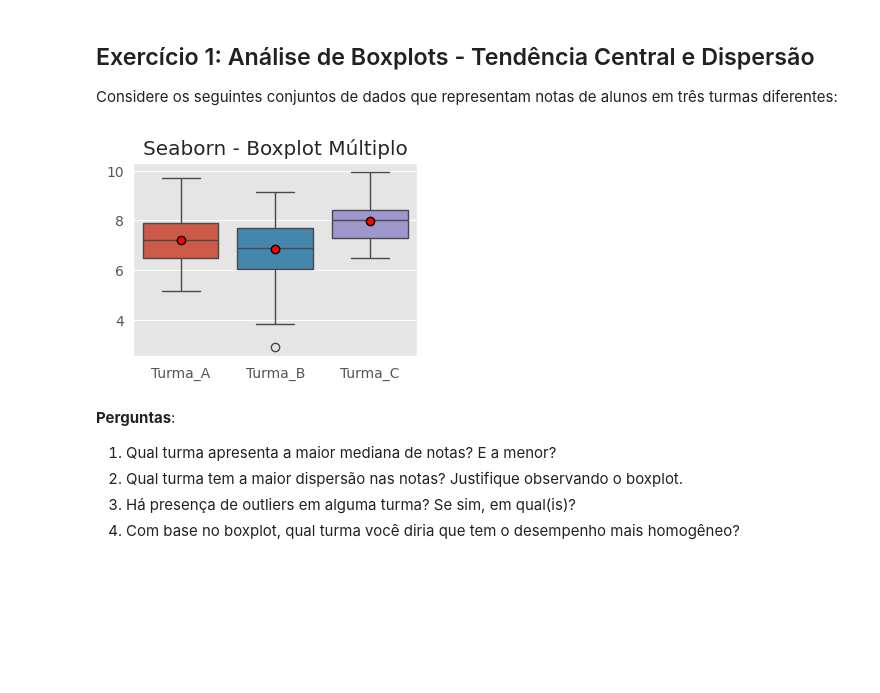
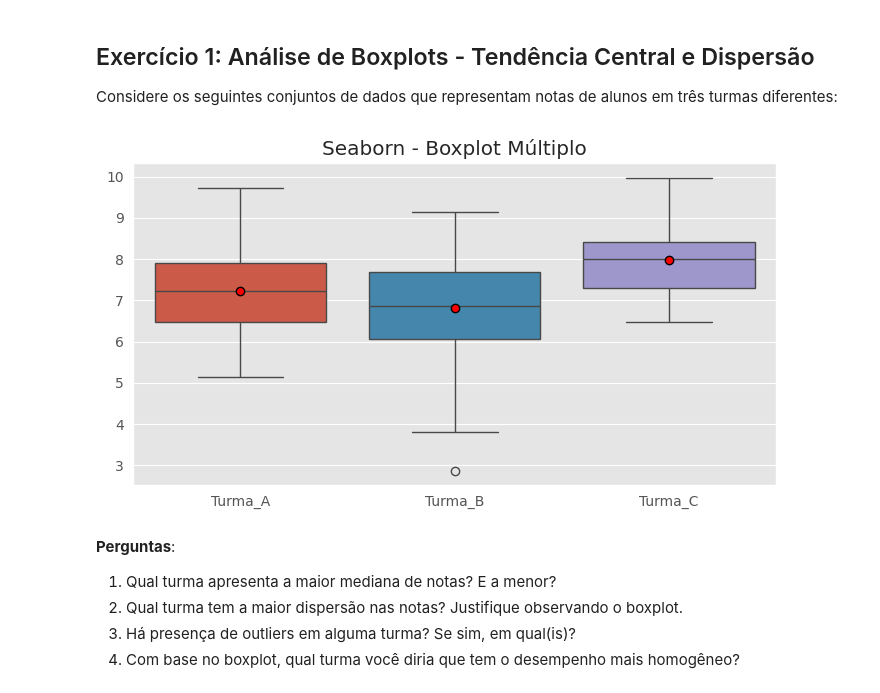
Before and after one commit to AndrielHenrique/data_science_2025, a Jupyter notebook: notebooks/Lab04_TCL_Plots/Exercicios.ipynb, the cells around one changed output. Saved outputs shown, nothing was run; the diff lists cells and outputs as text; code cells hidden in the pictures; blank space fills up the shorter version.

```diff
--- a/notebooks/Lab04_TCL_Plots/Exercicios.ipynb
+++ b/notebooks/Lab04_TCL_Plots/Exercicios.ipynb
@@ -27,24 +27,24 @@ Considere os seguintes conjuntos de dados que representam notas de alunos em tr
 # %%
 np.random.seed(42)
 # Dados das turmas
 turma_A = np.random.normal(7.5, 1.2, 50)
 turma_B = np.random.normal(6.8, 1.5, 50)
 turma_C = np.random.normal(8.0, 0.8, 50)
 
 # Crie um dataframe com as turmas
 
 df = pd.DataFrame({"Turma_A": turma_A, "Turma_B": turma_B, "Turma_C": turma_C})
 df
 # Plot um boxplot
-plt.subplot(2, 2, 3)
+plt.figure(figsize=(7,4))
 sns.boxplot(data=df, showmeans = True,
              meanprops={"marker":"o","markerfacecolor":"red", "markeredgecolor":"black"})
 plt.title('Seaborn - Boxplot Múltiplo')
 
 plt.tight_layout()
 plt.show()
 # %% [output]
-[figure, old version]
+[figure, new version]
 # %% [markdown]
 **Perguntas**:
 1. Qual turma apresenta a maior mediana de notas? E a menor?
```
Also changed, not shown: parts of 6 cells of this notebook.
